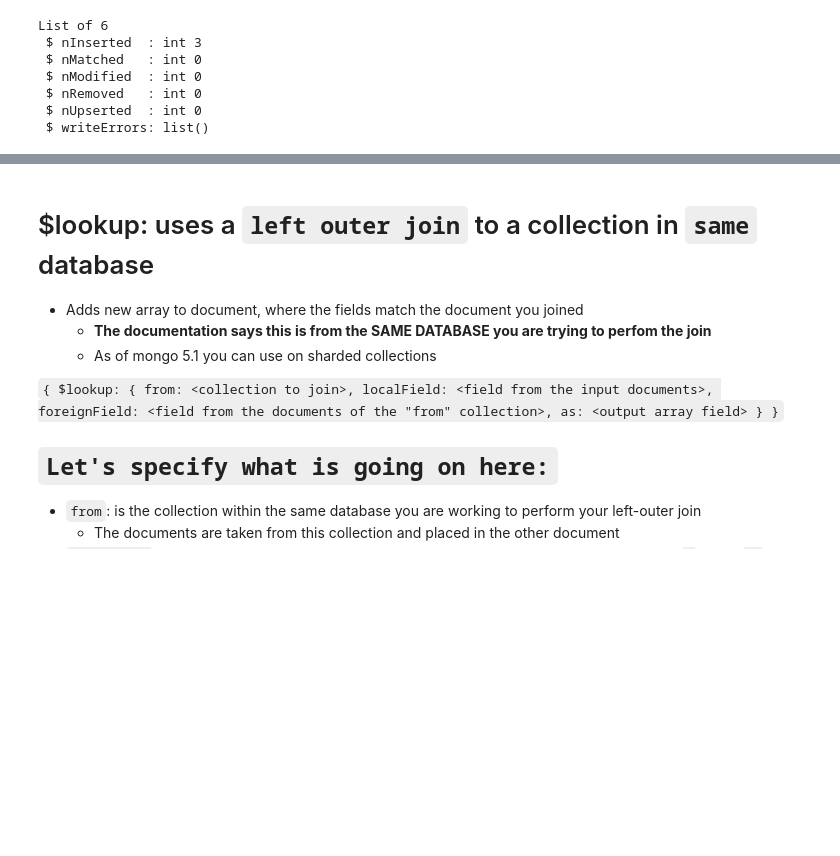
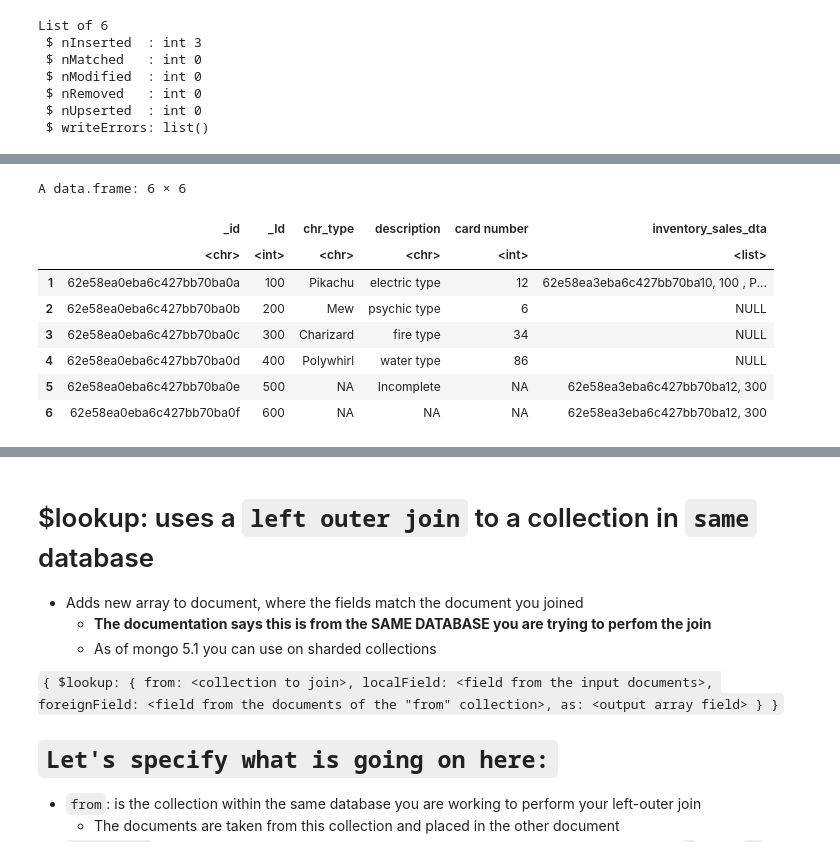
Before and after one commit to MrFuguDataScience/SendDataFrom-R-Python-to-SQL-PSQL-Mongo, a Jupyter notebook: MongoDB_Lookup_operator.ipynb, the cells around one changed output, grey strips where cells are left out. Cells and saved outputs as stored; diff of their text form; code cells hidden in the pictures; blank space fills up the shorter version.

```diff
--- a/MongoDB_Lookup_operator.ipynb
+++ b/MongoDB_Lookup_operator.ipynb
@@ -105,0 +95,12 @@ A data.frame: 3 × 3
+# %%
+our_first_lookup
+# %% [output]
+A data.frame: 6 × 6
+|  | _id | _Id | chr_type | description | card number | inventory_sales_dta |
+|  | <chr> | <int> | <chr> | <chr> | <int> | <list> |
+| 1 | 62e58ea0eba6c427bb70ba0a | 100 | Pikachu | electric type | 12 | 62e58ea3eba6c427bb70ba10, 100 , P... |
+| 2 | 62e58ea0eba6c427bb70ba0b | 200 | Mew | psychic type | 6 | NULL |
+| 3 | 62e58ea0eba6c427bb70ba0c | 300 | Charizard | fire type | 34 | NULL |
+| 4 | 62e58ea0eba6c427bb70ba0d | 400 | Polywhirl | water type | 86 | NULL |
+| 5 | 62e58ea0eba6c427bb70ba0e | 500 | NA | Incomplete | NA | 62e58ea3eba6c427bb70ba12, 300 |
+| 6 | 62e58ea0eba6c427bb70ba0f | 600 | NA | NA | NA | 62e58ea3eba6c427bb70ba12, 300 |
```
Also changed, not shown: parts of 14 cells of this notebook.
